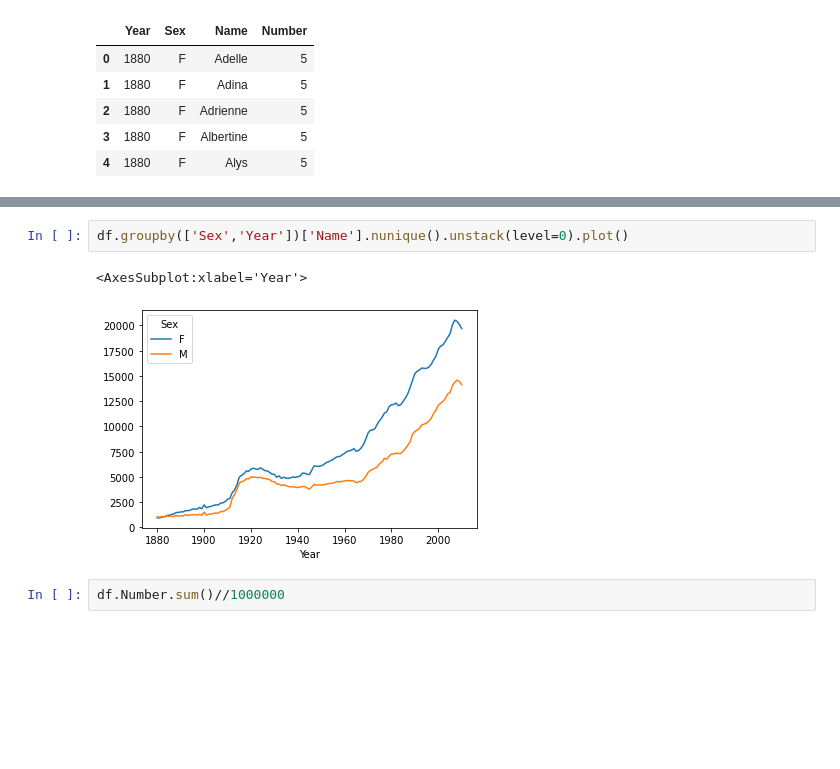
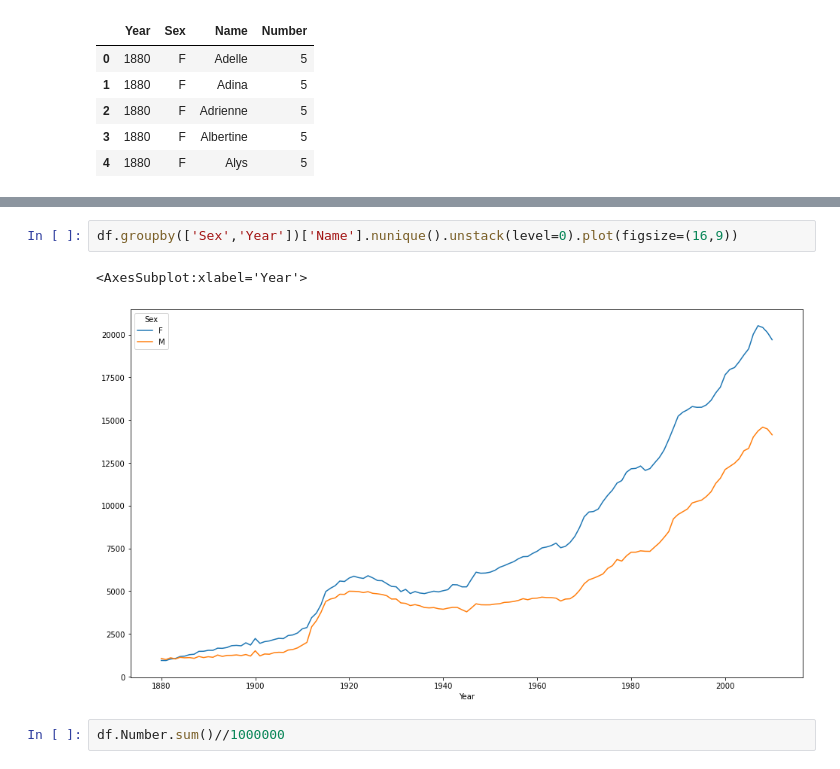
Before and after one commit to Belerofontech/curso-pandas-public, a Jupyter notebook: Nombres.ipynb, the cells around one changed output, grey strips where cells are left out. Cells and saved outputs as stored; diff of their text form; blank space fills up the shorter version.

```diff
--- a/Nombres.ipynb
+++ b/Nombres.ipynb
@@ -54,8 +54,8 @@ df.stb.counts()
 # %%
-df.groupby(['Sex','Year'])['Name'].nunique().unstack(level=0).plot()
+df.groupby(['Sex','Year'])['Name'].nunique().unstack(level=0).plot(figsize=(16,9))
 # %% [output]
 <AxesSubplot:xlabel='Year'>
-[figure, old version]
+[figure, new version]
 # %%
 df.Number.sum()//1000000
 # %% [output]
```
Also changed, not shown: parts of 2 cells of this notebook, 1 other file.
